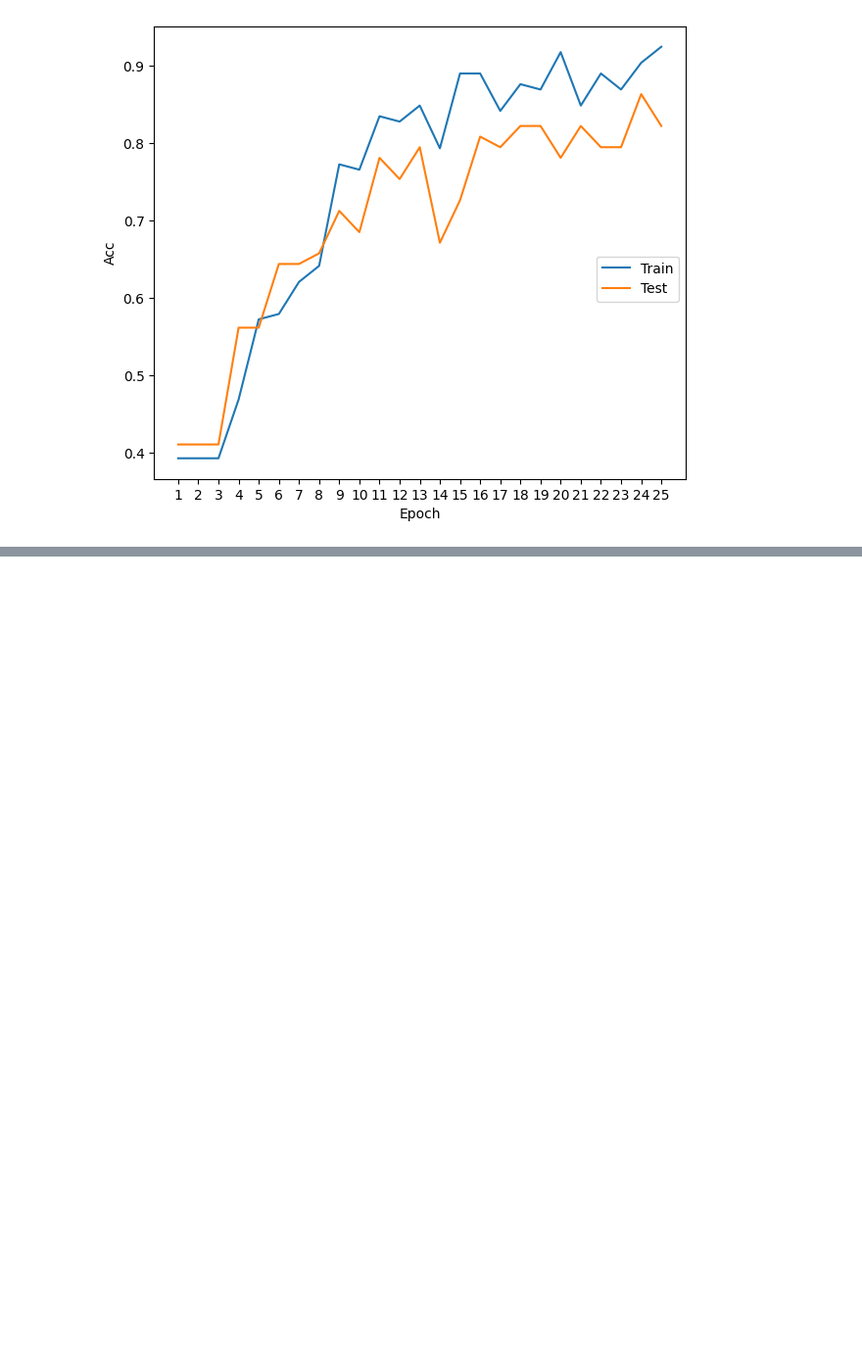
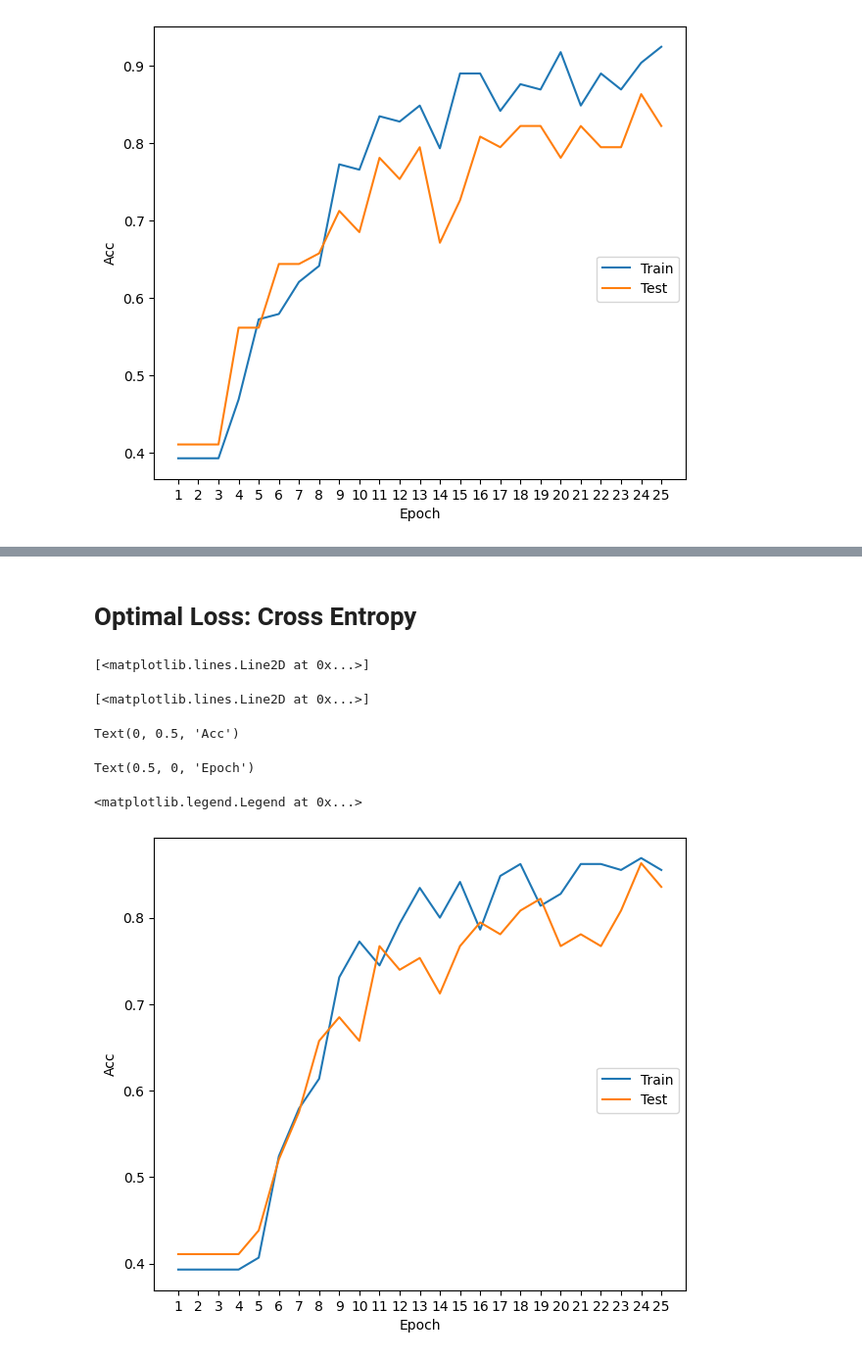
Before and after one commit to victoris93/gcn_brain_decoding, a Jupyter notebook: gcn_optimization.ipynb, the cells around one changed output, grey strips where cells are left out. Shown at 98% size. Saved outputs shown, nothing was run; the diff lists cells and outputs as text; code cells hidden in the pictures; blank space fills up the shorter version.

```diff
--- a/gcn_optimization.ipynb
+++ b/gcn_optimization.ipynb
@@ -328,3 +344,17 @@ Text(0, 0.5, 'Acc')
 Text(0.5, 0, 'Epoch')
 <matplotlib.legend.Legend at 0x...>
 [figure]
+# %%
+import pickle
+file = open("trained_model_0.0001_25_10_32_2_256_adam_cel.pkl",'rb')
+pretrained_cel = pickle.load(file)
+file = open("trained_model_0.0001_25_10_32_2_256_adam_neg_log.pkl",'rb')
+pretrained_neg_log = pickle.load(file)
+file = open("trained_model_0.0001_25_10_32_2_256_adagrad_cel.pkl",'rb')
+pretrained_adagrad = pickle.load(file)
+file = open("trained_model_0.0001_25_10_32_2_256_asgd_cel.pkl",'rb')
+pretrained_asgd = pickle.load(file)
+file = open("trained_model_0.0001_25_10_32_2_256_rmsprop_cel.pkl",'rb')
+pretrained_rmsprop = pickle.load(file)
+
+file.close()
@@ -330,0 +366,17 @@ Text(0.5, 0, 'Epoch')
+# %% [markdown]
+# Optimal Loss: Cross Entropy
+# %%
+import matplotlib.pyplot as plt
+fig = plt.figure(figsize=(7,6))
+plt.plot(np.asarray(np.arange(pretrained_cel["epochs"]) + 1).astype("str"), pretrained_cel["avg_acc_train"])
+plt.plot(np.asarray(np.arange(pretrained_cel["epochs"]) + 1).astype("str"), pretrained_cel["avg_acc_test"])
+plt.ylabel("Acc")
+plt.xlabel("Epoch")
+fig.legend(labels=['Train','Test'], bbox_to_anchor=(0, 0, 0.9, 0.5))
+# %% [output]
+[<matplotlib.lines.Line2D at 0x...>]
+[<matplotlib.lines.Line2D at 0x...>]
+Text(0, 0.5, 'Acc')
+Text(0.5, 0, 'Epoch')
+<matplotlib.legend.Legend at 0x...>
+[figure, added]
```
Also changed, not shown: parts of 39 cells of this notebook, 1 other file.
